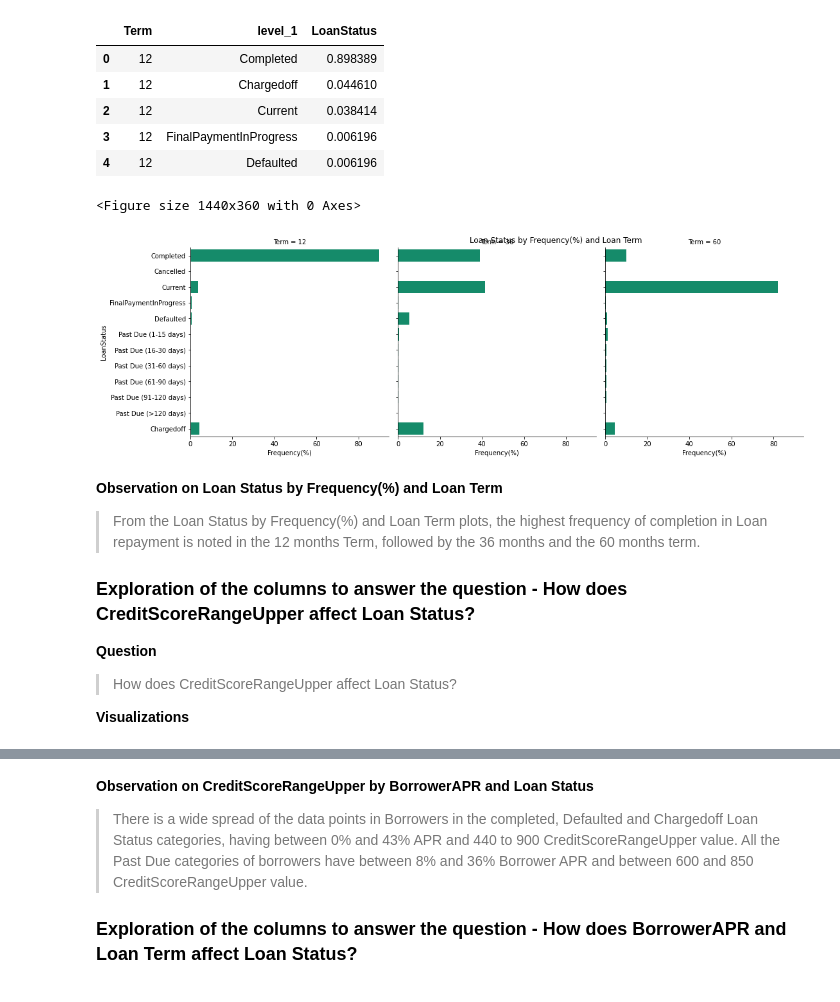
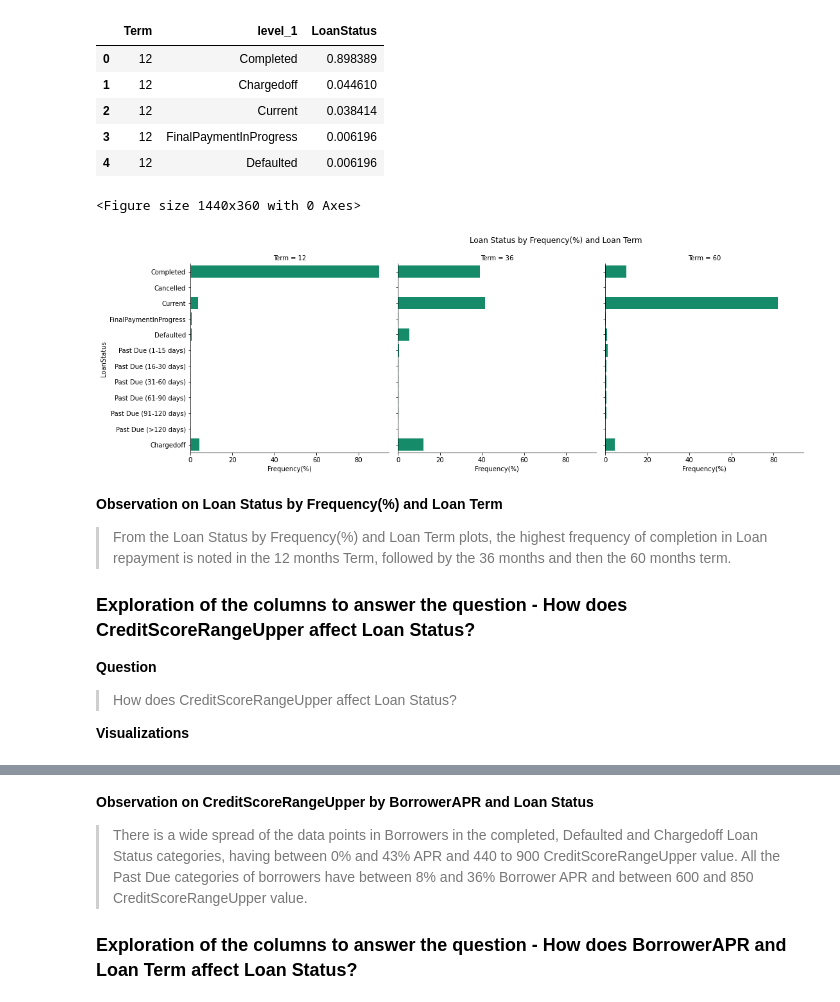
Before and after one commit to spakinrinwa/prosper_loan, a Jupyter notebook: Part_I_Exploration.ipynb, the cells around one changed output, grey strips where cells are left out. Cells and saved outputs as stored; diff of their text form; code cells hidden in the pictures.

```diff
--- a/Part_I_Exploration.ipynb
+++ b/Part_I_Exploration.ipynb
@@ -952,19 +972,19 @@ df.groupby(['Term'])['LoanStatus'].value_counts(normalize=True).reset_index()[:5
 # %%
 plt.figure(figsize = [20,5])
 
 df_Term_Status = df.groupby(['Term'])['LoanStatus'].value_counts(normalize=True).reset_index().rename({'level_1':'LoanStatus', 'LoanStatus':'Frequency(%)'},axis = 1)
 df_Term_Status['Frequency(%)'] = df_Term_Status['Frequency(%)']*100
 
 g = sb.FacetGrid(df_Term_Status, col="Term", col_wrap=4, height=5)
 ax2 = g.map(sb.barplot, "Frequency(%)", "LoanStatus", color = color)
-plt.suptitle("Loan Status by Frequency(%) and Loan Term");
+ax2.fig.suptitle("Loan Status by Frequency(%) and Loan Term", x=0.5, y=1.05);
 plt.show()
 # %% [output]
 <Figure size 1440x360 with 0 Axes>
-[figure, old version]
+[figure, new version]
 # %% [markdown]
 **Observation on Loan Status by Frequency(%) and Loan Term**
-> From the Loan Status by Frequency(%) and Loan Term plots, the highest frequency of completion in Loan repayment is noted in the 12 months Term, followed by the 36 months and the 60 months term.
+> From the Loan Status by Frequency(%) and Loan Term plots, the highest frequency of completion in Loan repayment is noted in the 12 months Term, followed by the 36 months and then the 60 months term.
 
 ### Exploration of the columns to answer the question - How does CreditScoreRangeUpper affect Loan Status?
 
```
Also changed, not shown: parts of 30 cells of this notebook, 1 other file.
